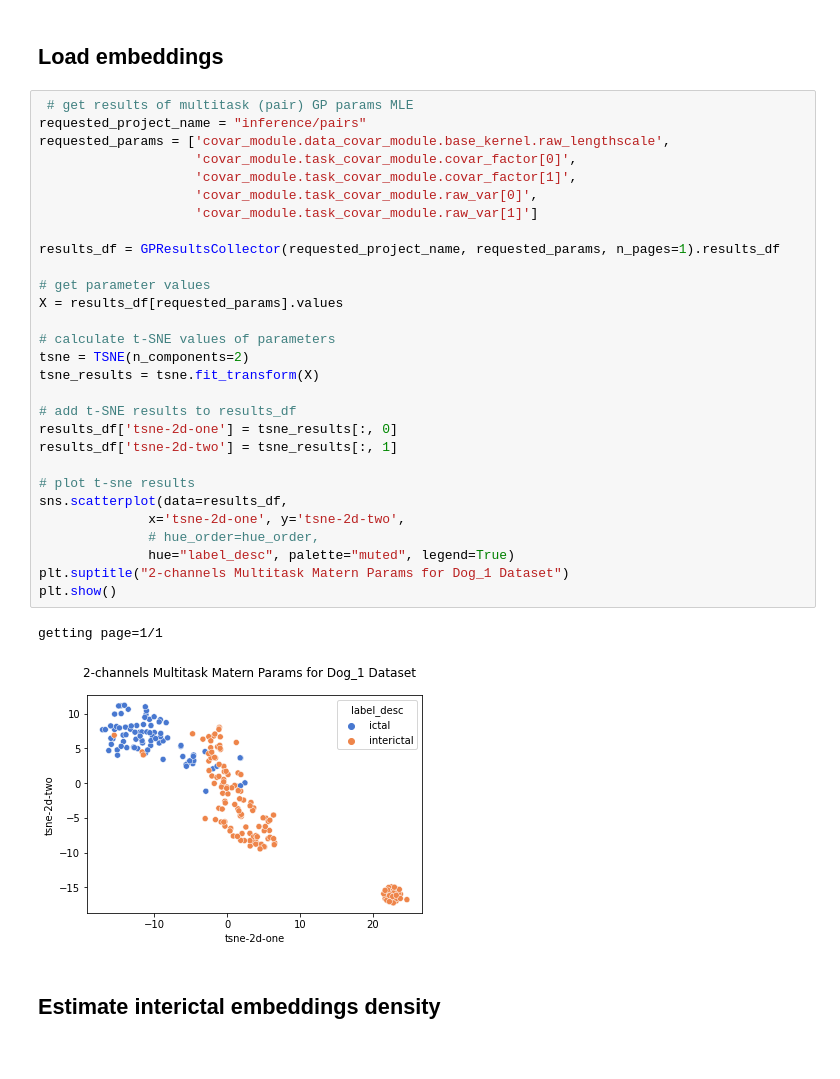
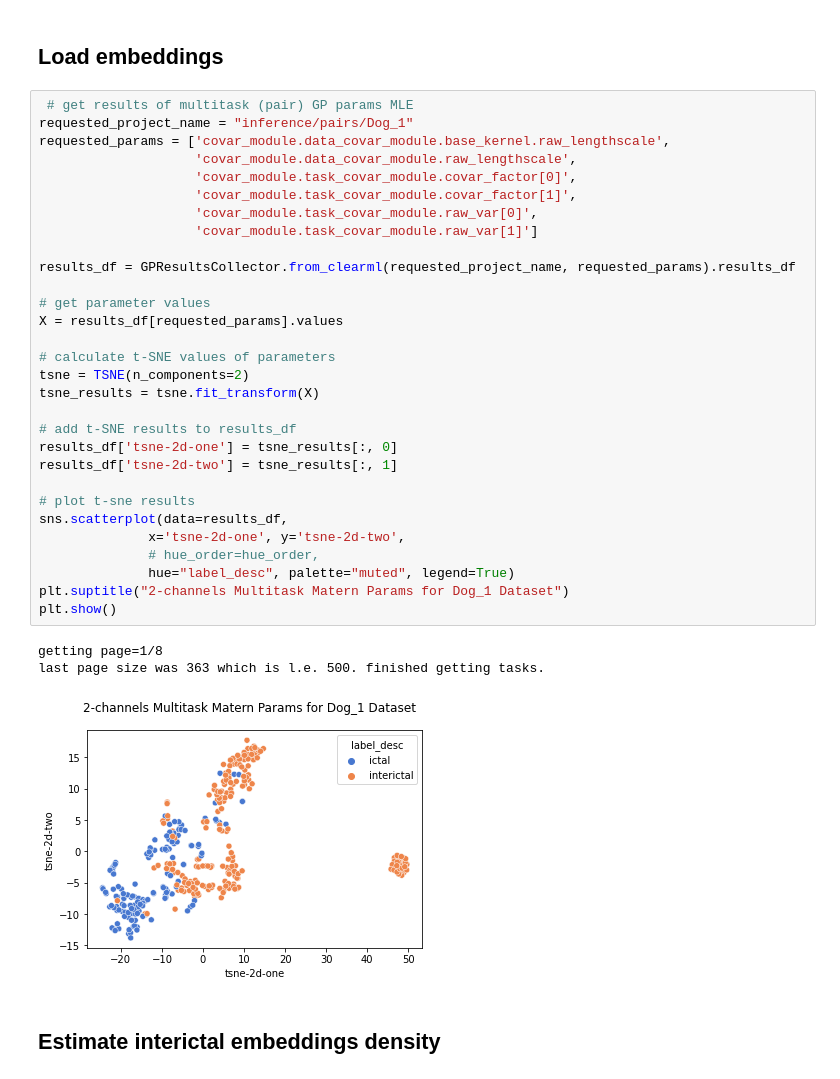
Before and after one commit to noamsgl/msc, a Jupyter notebook: scripts/alerting/compute_ictality.ipynb, the cells around one changed output. Cells and saved outputs as stored; diff of their text form.

```diff
--- a/scripts/alerting/compute_ictality.ipynb
+++ b/scripts/alerting/compute_ictality.ipynb
@@ -33,36 +33,38 @@ The autoreload extension is already loaded. To reload it, use:
 ## Load embeddings
 # %%
  # get results of multitask (pair) GP params MLE
-requested_project_name = "inference/pairs"
+requested_project_name = "inference/pairs/Dog_1"
 requested_params = ['covar_module.data_covar_module.base_kernel.raw_lengthscale',
+                    'covar_module.data_covar_module.raw_lengthscale',
                     'covar_module.task_covar_module.covar_factor[0]',
                     'covar_module.task_covar_module.covar_factor[1]',
                     'covar_module.task_covar_module.raw_var[0]',
                     'covar_module.task_covar_module.raw_var[1]']
 
-results_df = GPResultsCollector(requested_project_name, requested_params, n_pages=1).results_df
+results_df = GPResultsCollector.from_clearml(requested_project_name, requested_params).results_df
 
 # get parameter values
 X = results_df[requested_params].values
 
 # calculate t-SNE values of parameters
 tsne = TSNE(n_components=2)
 tsne_results = tsne.fit_transform(X)
 
 # add t-SNE results to results_df
 results_df['tsne-2d-one'] = tsne_results[:, 0]
 results_df['tsne-2d-two'] = tsne_results[:, 1]
 
 # plot t-sne results
 sns.scatterplot(data=results_df,
               x='tsne-2d-one', y='tsne-2d-two',
               # hue_order=hue_order,
               hue="label_desc", palette="muted", legend=True)
 plt.suptitle("2-channels Multitask Matern Params for Dog_1 Dataset")
 plt.show()
 # %% [output]
-getting page=1/1
+getting page=1/8
+last page size was 363 which is l.e. 500. finished getting tasks.
-[figure, old version]
+[figure, new version]
 # %% [markdown]
 ## Estimate interictal embeddings density
 # %%
```
Also changed, not shown: parts of 8 cells of this notebook.
